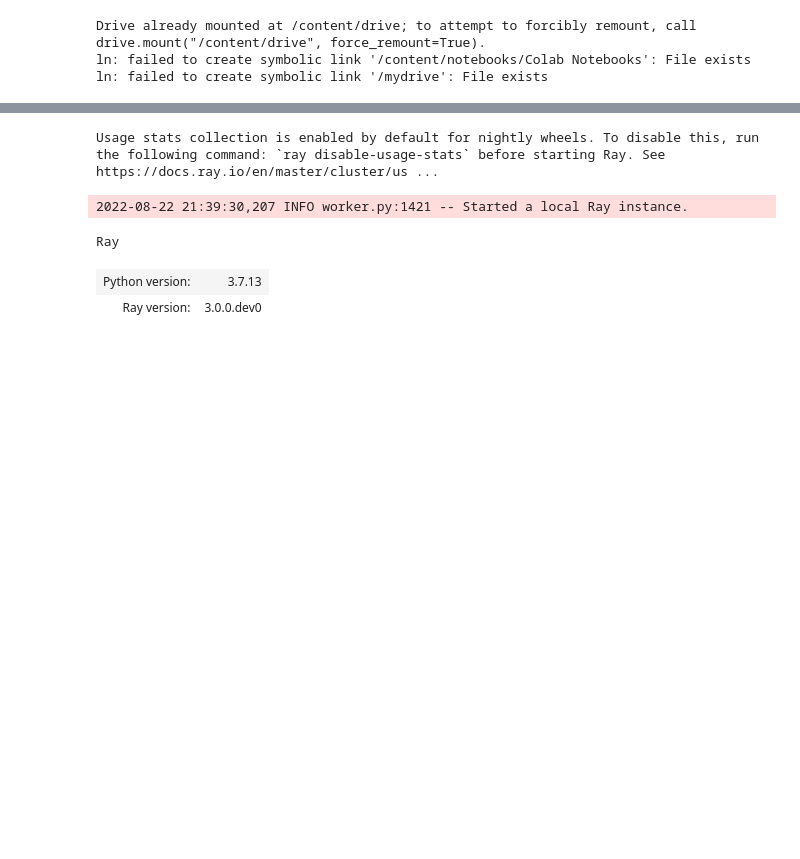
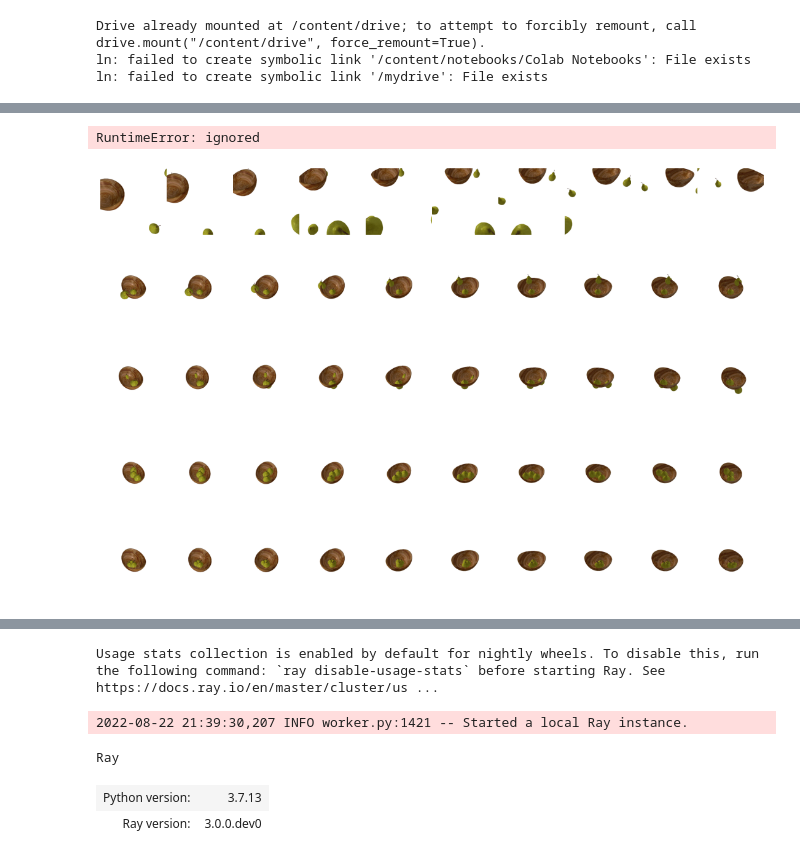
Before and after one commit to rosshalpin/clip-guided-scene-arrangement, a Jupyter notebook: Rllib_MultiAgent.ipynb, the cells around one changed output, grey strips where cells are left out. Saved outputs shown, nothing was run; the diff lists cells and outputs as text; code cells hidden in the pictures; blank space fills up the shorter version.

```diff
--- a/Rllib_MultiAgent.ipynb
+++ b/Rllib_MultiAgent.ipynb
@@ -178,7 +179,7 @@ class Scene():
     return MeshRenderer(
         rasterizer=MeshRasterizer(
             raster_settings=RasterizationSettings(
-              image_size=256,
+              image_size=512,
               faces_per_pixel=1,
               bin_size=-1
             )
@@ -576,3 +642,15 @@ image_grid(images, rows=1, cols=4, rgb=True)
+# %%
+for obso in all_obs:
+  images, scene = get_scene(basic_multi_agent.input_objs, obso)
+  cuda.empty_cache()
+  image_grid(images, rows=1, cols=10, rgb=True)
+# %% [output]
+RuntimeError: ignored
+[figure, added]
+[figure, added]
+[figure, added]
+[figure, added]
+[figure, added]
 # %%
 plot_batch_individually(scene)
 # %% [output]
```
Also changed, not shown: parts of 8 cells of this notebook.
